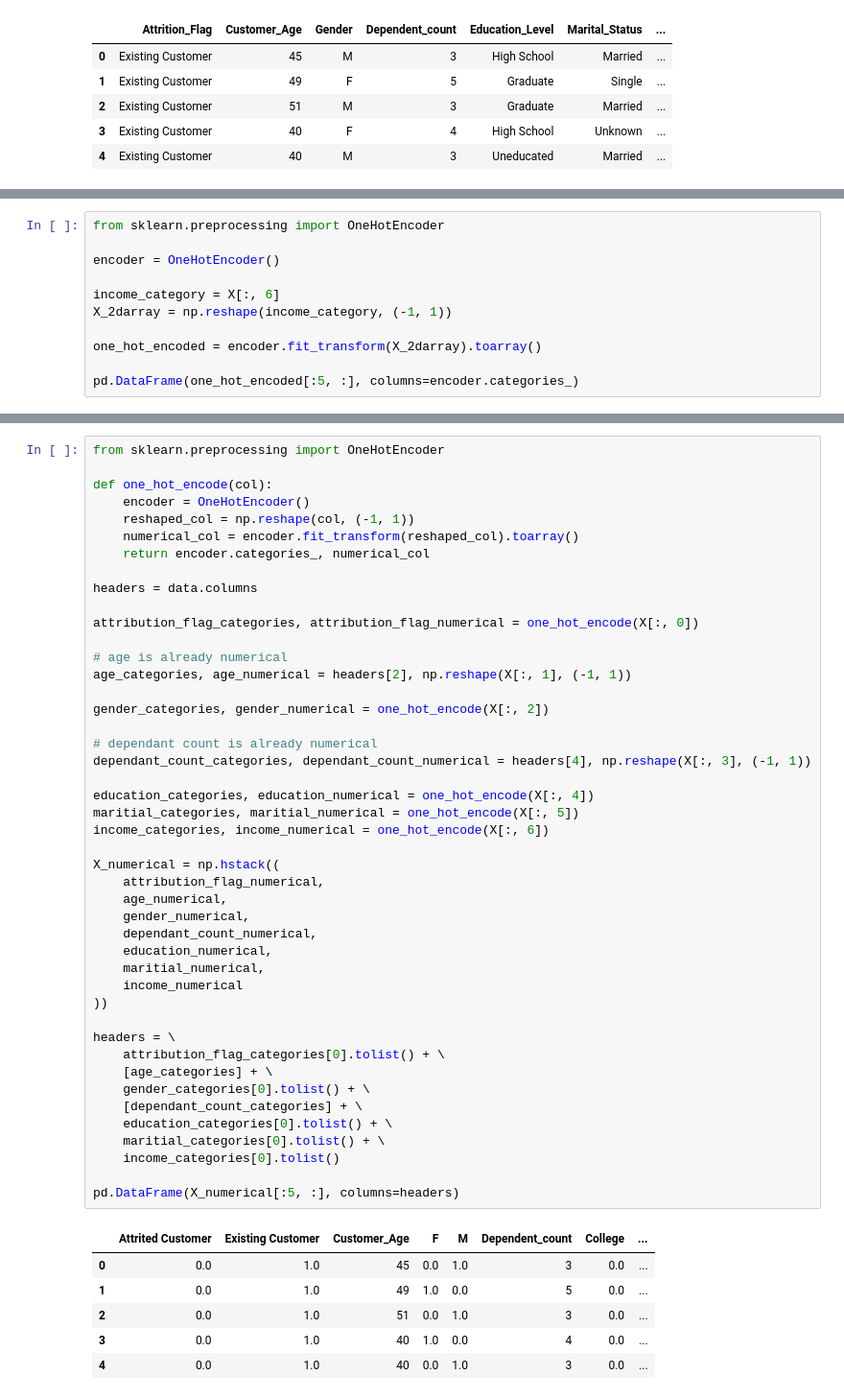
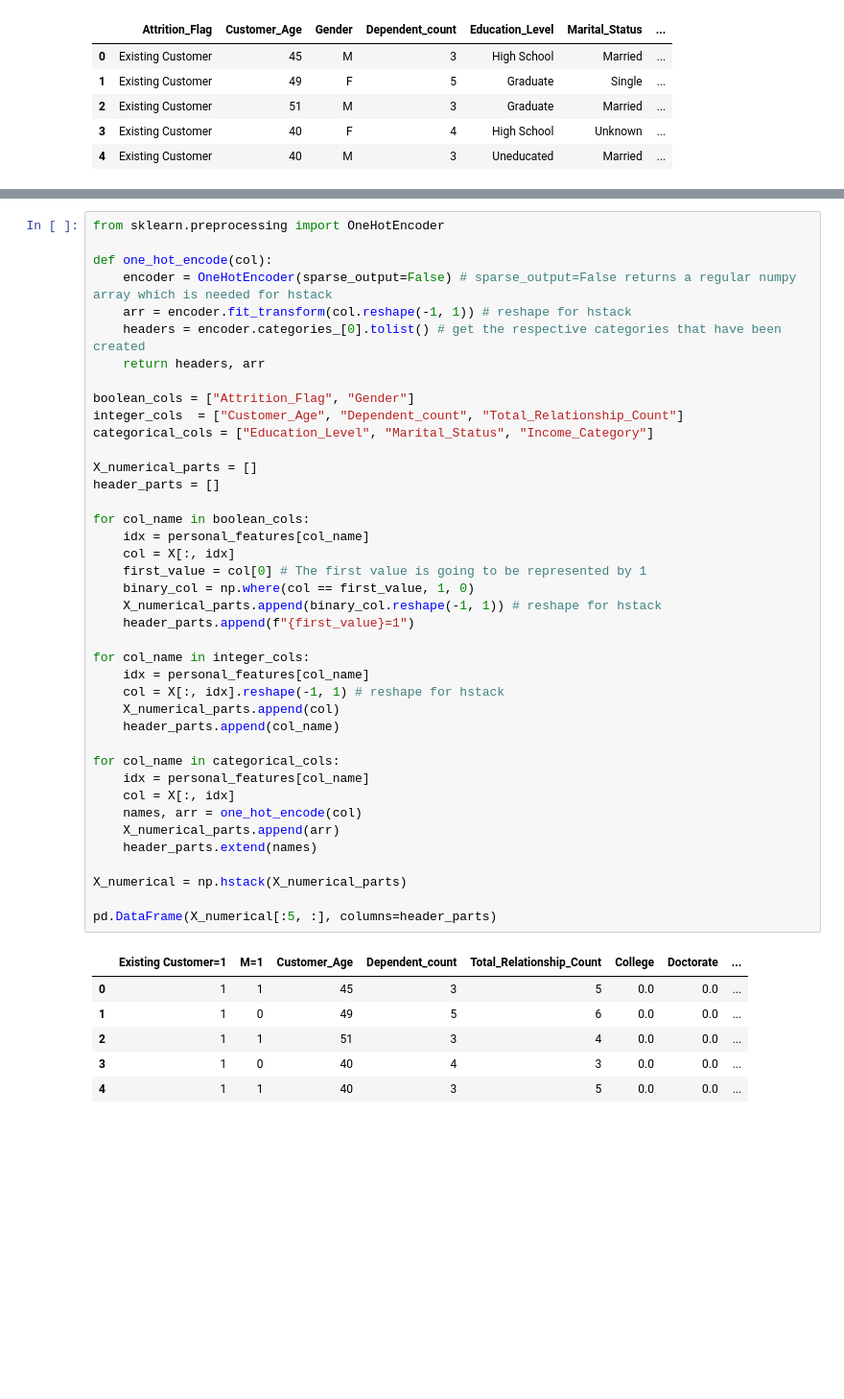
Before and after one commit to s-colins/CS345-Final-Project, a Jupyter notebook: final-project.ipynb, the cells around one changed output, grey strips where cells are left out. Shown: that part at 96% size. Drawn from its saved outputs; the diff is of its cells as text; blank space fills up the shorter version.

```diff
--- a/final-project.ipynb
+++ b/final-project.ipynb
@@ -66,11 +82,0 @@ Classifiers like `SVM` can only interpret numerical data and not strings like `"
-# %%
-from sklearn.preprocessing import OneHotEncoder
-
-encoder = OneHotEncoder()
-
-income_category = X[:, 6]
-X_2darray = np.reshape(income_category, (-1, 1))
-
-one_hot_encoded = encoder.fit_transform(X_2darray).toarray()
-
-pd.DataFrame(one_hot_encoded[:5, :], columns=encoder.categories_)
@@ -86,52 +83,47 @@ Here we can see that there are `6` different income categories as the `OneHotEnc
 # %%
 from sklearn.preprocessing import OneHotEncoder
 
 def one_hot_encode(col):
-    encoder = OneHotEncoder()
-    reshaped_col = np.reshape(col, (-1, 1))
-    numerical_col = encoder.fit_transform(reshaped_col).toarray()
-    return encoder.categories_, numerical_col
+    encoder = OneHotEncoder(sparse_output=False) # sparse_output=False returns a regular numpy array which is needed for hstack
+    arr = encoder.fit_transform(col.reshape(-1, 1)) # reshape for hstack
+    headers = encoder.categories_[0].tolist() # get the respective categories that have been created
+    return headers, arr
 
-headers = data.columns
+boolean_cols = ["Attrition_Flag", "Gender"]
+integer_cols  = ["Customer_Age", "Dependent_count", "Total_Relationship_Count"]
+categorical_cols = ["Education_Level", "Marital_Status", "Income_Category"]
 
-attribution_flag_categories, attribution_flag_numerical = one_hot_encode(X[:, 0])
+X_numerical_parts = []
+header_parts = []
 
-# age is already numerical
-age_categories, age_numerical = headers[2], np.reshape(X[:, 1], (-1, 1))
+for col_name in boolean_cols:
+    idx = personal_features[col_name]
+    col = X[:, idx]
+    first_value = col[0] # The first value is going to be represented by 1
+    binary_col = np.where(col == first_value, 1, 0)
+    X_numerical_parts.append(binary_col.reshape(-1, 1)) # reshape for hstack
+    header_parts.append(f"{first_value}=1")
 
-gender_categories, gender_numerical = one_hot_encode(X[:, 2])
+for col_name in integer_cols:
+    idx = personal_features[col_name]
+    col = X[:, idx].reshape(-1, 1) # reshape for hstack
+    X_numerical_parts.append(col)
+    header_parts.append(col_name)
 
-# dependant count is already numerical
-dependant_count_categories, dependant_count_numerical = headers[4], np.reshape(X[:, 3], (-1, 1))
+for col_name in categorical_cols:
+    idx = personal_features[col_name]
+    col = X[:, idx]
+    names, arr = one_hot_encode(col)
+    X_numerical_parts.append(arr)
+    header_parts.extend(names)
 
-education_categories, education_numerical = one_hot_encode(X[:, 4])
-maritial_categories, maritial_numerical = one_hot_encode(X[:, 5])
-income_categories, income_numerical = one_hot_encode(X[:, 6])
+X_numerical = np.hstack(X_numerical_parts)
 
-X_numerical = np.hstack((
-    attribution_flag_numerical,
-    age_numerical,
-    gender_numerical,
-    dependant_count_numerical,
-    education_numerical,
-    maritial_numerical,
-    income_numerical
-))
-
-headers = \
-    attribution_flag_categories[0].tolist() + \
-    [age_categories] + \
-    gender_categories[0].tolist() + \
-    [dependant_count_categories] + \
-    education_categories[0].tolist() + \
-    maritial_categories[0].tolist() + \
-    income_categories[0].tolist()
-
-pd.DataFrame(X_numerical[:5, :], columns=headers)
+pd.DataFrame(X_numerical[:5, :], columns=header_parts)
 # %% [output]
-|  | Attrited Customer | Existing Customer | Customer_Age | F | M | Dependent_count | College | ... |
-| 0 | 0.0 | 1.0 | 45 | 0.0 | 1.0 | 3 | 0.0 | ... |
-| 1 | 0.0 | 1.0 | 49 | 1.0 | 0.0 | 5 | 0.0 | ... |
-| 2 | 0.0 | 1.0 | 51 | 0.0 | 1.0 | 3 | 0.0 | ... |
-| 3 | 0.0 | 1.0 | 40 | 1.0 | 0.0 | 4 | 0.0 | ... |
-| 4 | 0.0 | 1.0 | 40 | 0.0 | 1.0 | 3 | 0.0 | ... |
+|  | Existing Customer=1 | M=1 | Customer_Age | Dependent_count | Total_Relationship_Count | College | Doctorate | ... |
+| 0 | 1 | 1 | 45 | 3 | 5 | 0.0 | 0.0 | ... |
+| 1 | 1 | 0 | 49 | 5 | 6 | 0.0 | 0.0 | ... |
+| 2 | 1 | 1 | 51 | 3 | 4 | 0.0 | 0.0 | ... |
+| 3 | 1 | 0 | 40 | 4 | 3 | 0.0 | 0.0 | ... |
+| 4 | 1 | 1 | 40 | 3 | 5 | 0.0 | 0.0 | ... |
```
Also changed, not shown: parts of 16 cells of this notebook.
